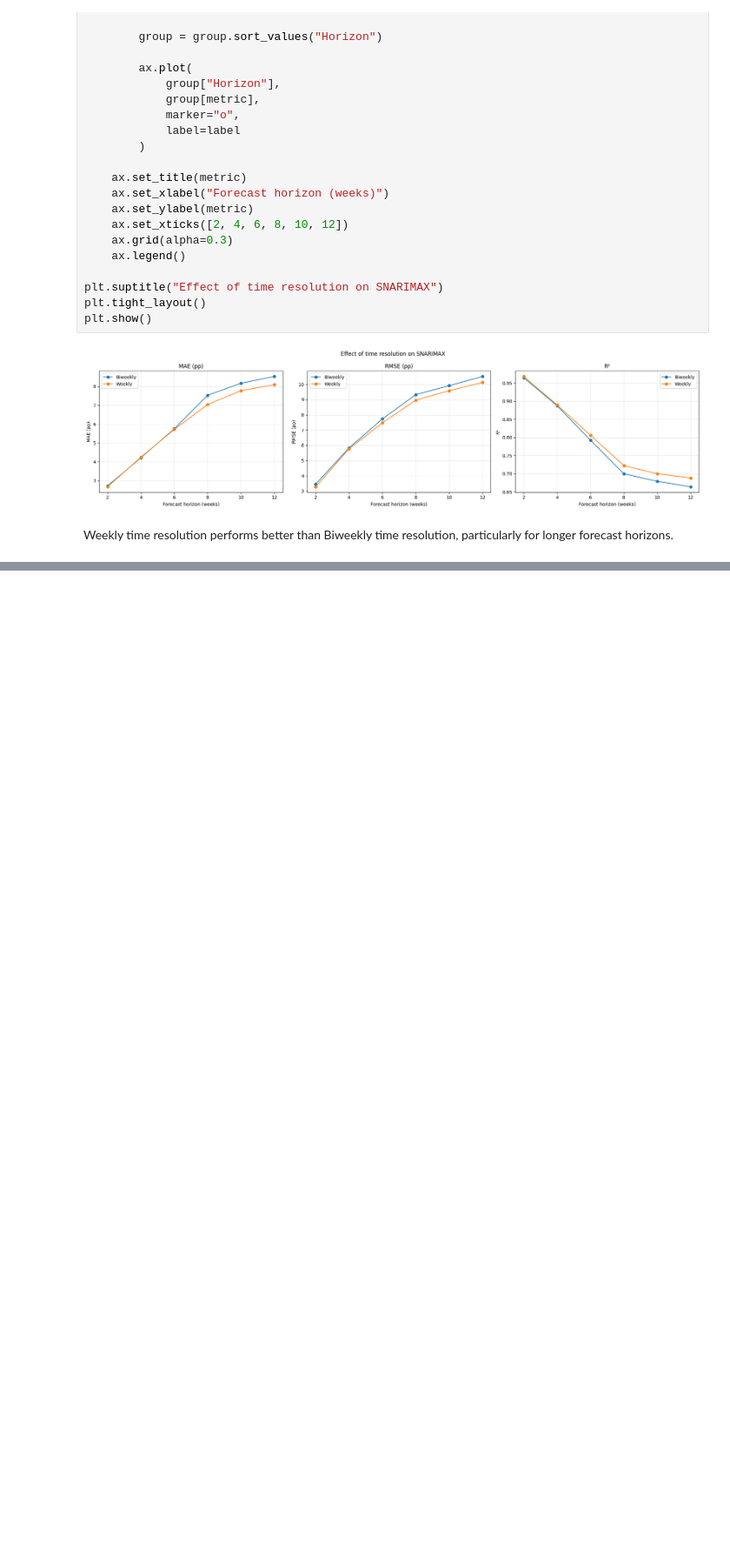
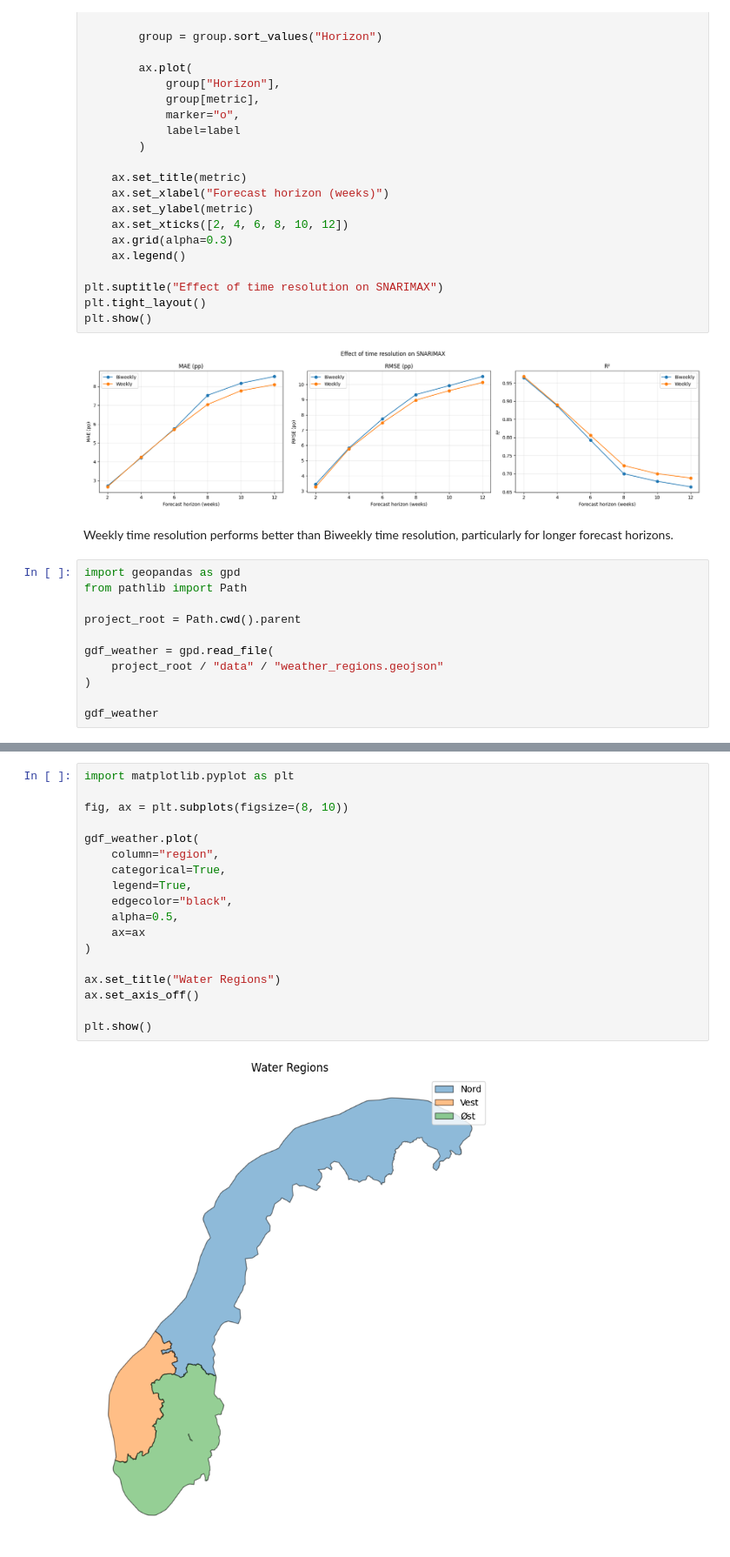
Before and after one commit to phkhle/IND320, a Jupyter notebook: jupyter_notebooks/assignment4.ipynb, the cells around one changed output, grey strips where cells are left out. Shown at 87% size. Cells and saved outputs as stored; diff of their text form; blank space fills up the shorter version.

```diff
--- a/jupyter_notebooks/assignment4.ipynb
+++ b/jupyter_notebooks/assignment4.ipynb
@@ -955,3 +912,14 @@ plt.show()
 [figure]
 # %% [markdown]
 Weekly time resolution performs better than Biweekly time resolution, particularly for longer forecast horizons.
+# %%
+import geopandas as gpd
+from pathlib import Path
+
+project_root = Path.cwd().parent
+
+gdf_weather = gpd.read_file(
+    project_root / "data" / "weather_regions.geojson"
+)
+
+gdf_weather
@@ -957,0 +938,20 @@ Weekly time resolution performs better than Biweekly time resolution, particular
+# %%
+import matplotlib.pyplot as plt
+
+fig, ax = plt.subplots(figsize=(8, 10))
+
+gdf_weather.plot(
+    column="region",
+    categorical=True,
+    legend=True,
+    edgecolor="black",
+    alpha=0.5,
+    ax=ax
+)
+
+ax.set_title("Water Regions")
+ax.set_axis_off()
+
+plt.show()
+# %% [output]
+[figure, added]
```
Also changed, not shown: parts of 6 cells of this notebook, 9 other files.
